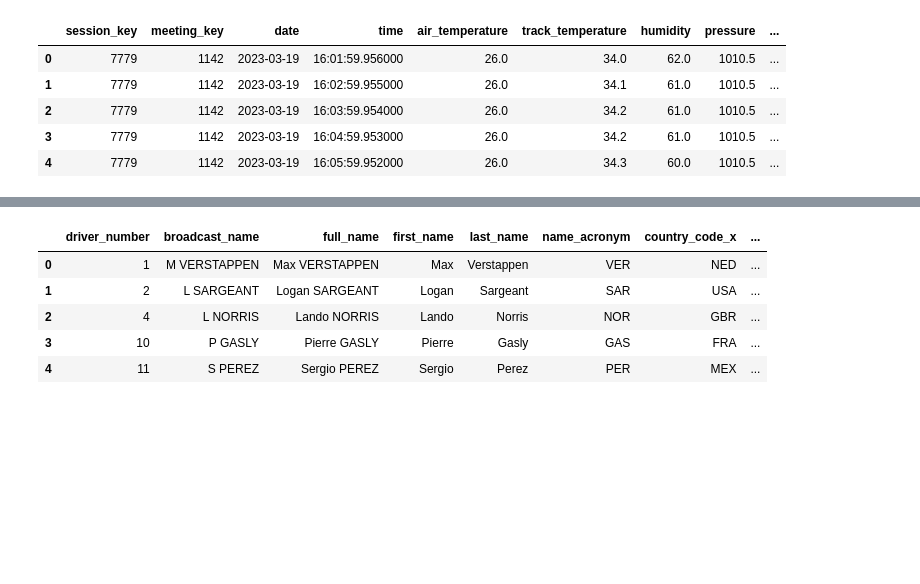
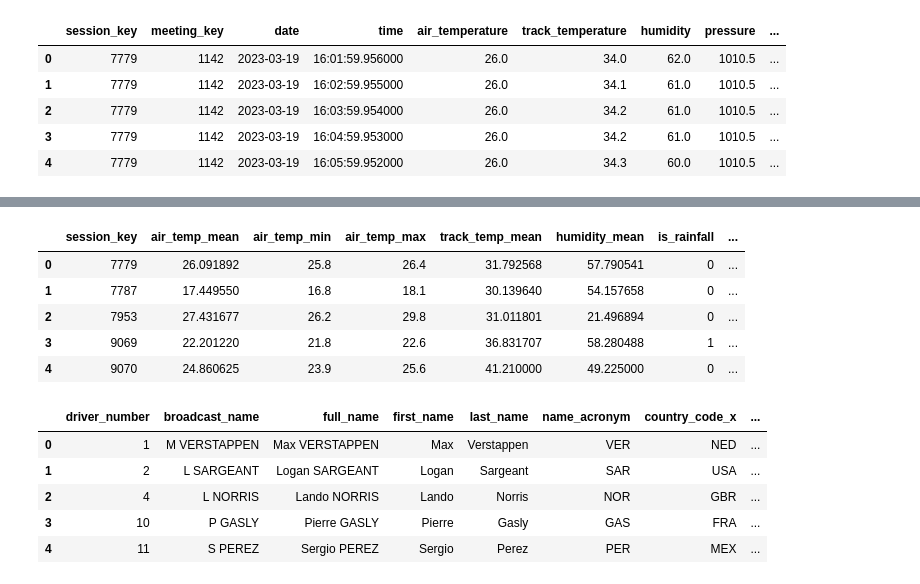
Before and after one commit to szylvvia/f1_races_progress_predict, a Jupyter notebook: notebooks/thesis/stints_tyres_open_f1.ipynb, the cells around one changed output, grey strips where cells are left out. Saved outputs shown, nothing was run; the diff lists cells and outputs as text; code cells hidden in the pictures; blank space fills up the shorter version.

```diff
--- a/notebooks/thesis/stints_tyres_open_f1.ipynb
+++ b/notebooks/thesis/stints_tyres_open_f1.ipynb
@@ -565,3 +565,14 @@ sumarized_weather.head()
 | 2 | 7953 | 27.431677 | 26.2 | 29.8 | 31.011801 | 21.496894 | 0.0 | ... |
 | 3 | 9069 | 22.201220 | 21.8 | 22.6 | 36.831707 | 58.280488 | 1.0 | ... |
 | 4 | 9070 | 24.860625 | 23.9 | 25.6 | 41.210000 | 49.225000 | 0.0 | ... |
+# %%
+#convert is_rainfall to int
+sumarized_weather['is_rainfall'] = sumarized_weather['is_rainfall'].apply(lambda x: 1 if x > 0 else 0)
+sumarized_weather.head()
+# %% [output]
+|  | session_key | air_temp_mean | air_temp_min | air_temp_max | track_temp_mean | humidity_mean | is_rainfall | ... |
+| 0 | 7779 | 26.091892 | 25.8 | 26.4 | 31.792568 | 57.790541 | 0 | ... |
+| 1 | 7787 | 17.449550 | 16.8 | 18.1 | 30.139640 | 54.157658 | 0 | ... |
+| 2 | 7953 | 27.431677 | 26.2 | 29.8 | 31.011801 | 21.496894 | 0 | ... |
+| 3 | 9069 | 22.201220 | 21.8 | 22.6 | 36.831707 | 58.280488 | 1 | ... |
+| 4 | 9070 | 24.860625 | 23.9 | 25.6 | 41.210000 | 49.225000 | 0 | ... |
```
Also changed, not shown: parts of 4 cells of this notebook, 4 other files.
